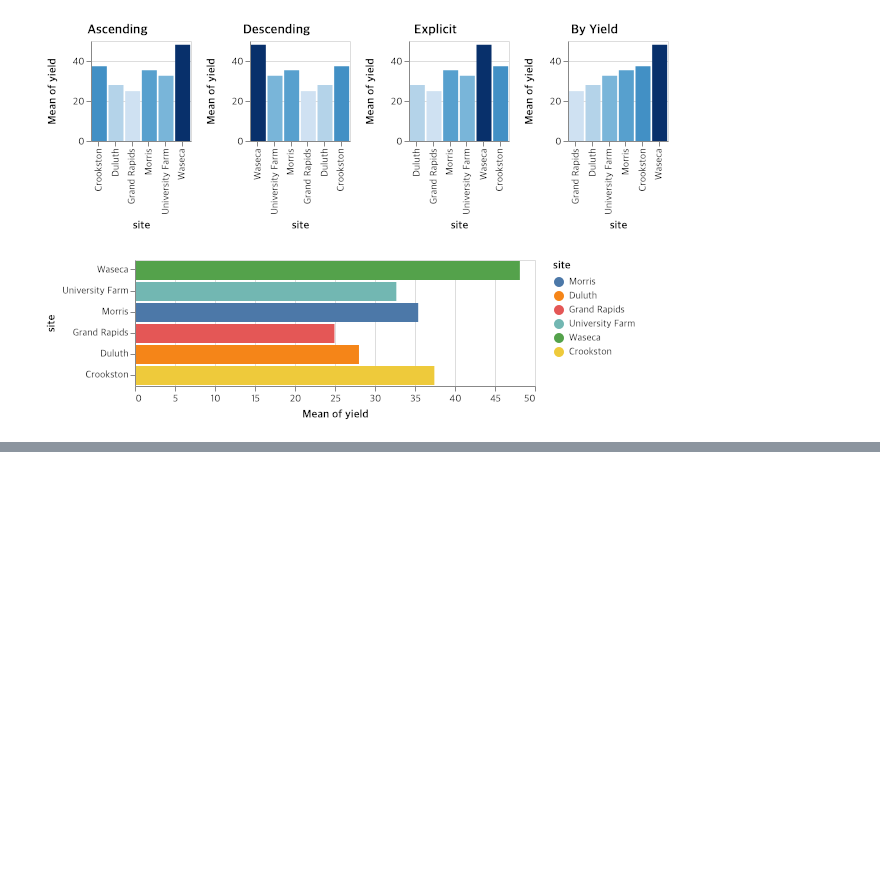
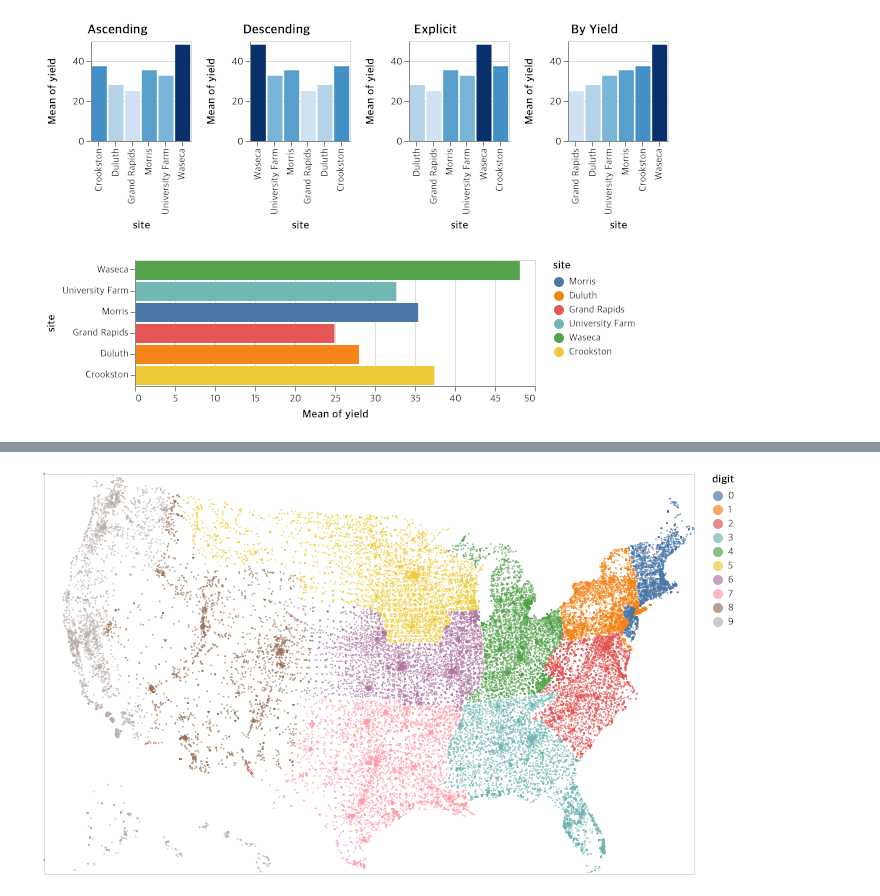
Before and after one commit to pickmoment/hero, a Jupyter notebook: db/altair.ipynb, the cells around one changed output, grey strips where cells are left out. Cells and saved outputs as stored; diff of their text form; code cells hidden in the pictures; blank space fills up the shorter version.

```diff
--- a/db/altair.ipynb
+++ b/db/altair.ipynb
@@ -367,0 +403,23 @@ alt.Chart(barley).mark_rect().encode(
+# %%
+# circle
+
+import altair as alt
+from vega_datasets import data
+
+# Since the data is more than 5,000 rows we'll import it from a URL
+source = data.zipcodes.url
+
+alt.Chart(source).mark_circle(size=3).encode(
+    longitude='longitude:Q',
+    latitude='latitude:Q',
+    color='digit:N'
+).project(
+    type='albersUsa'
+).properties(
+    width=650,
+    height=400
+).transform_calculate(
+    "digit", alt.expr.substring(alt.datum.zip_code, 0, 1)
+)
+# %% [output]
+[figure, added]
```
Also changed, not shown: parts of 12 cells of this notebook.
